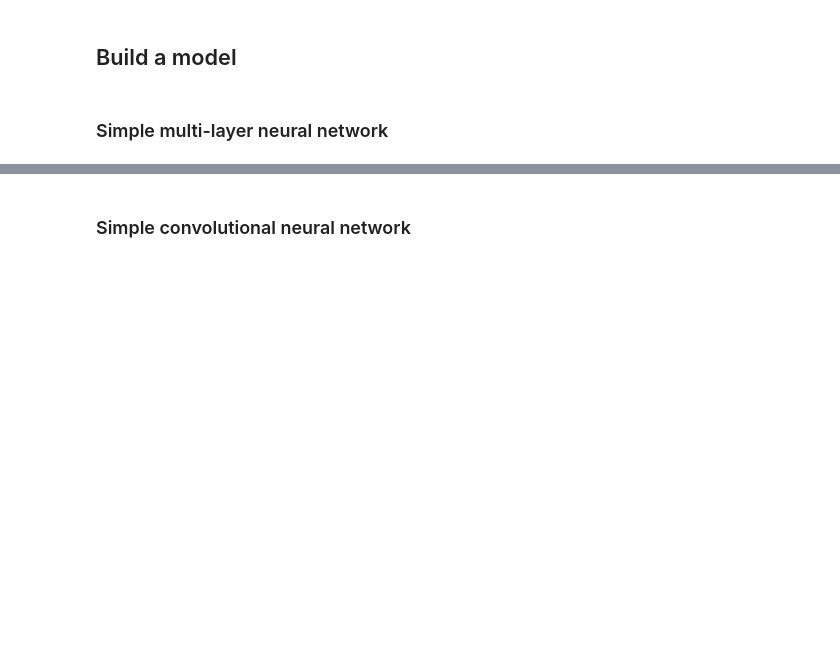
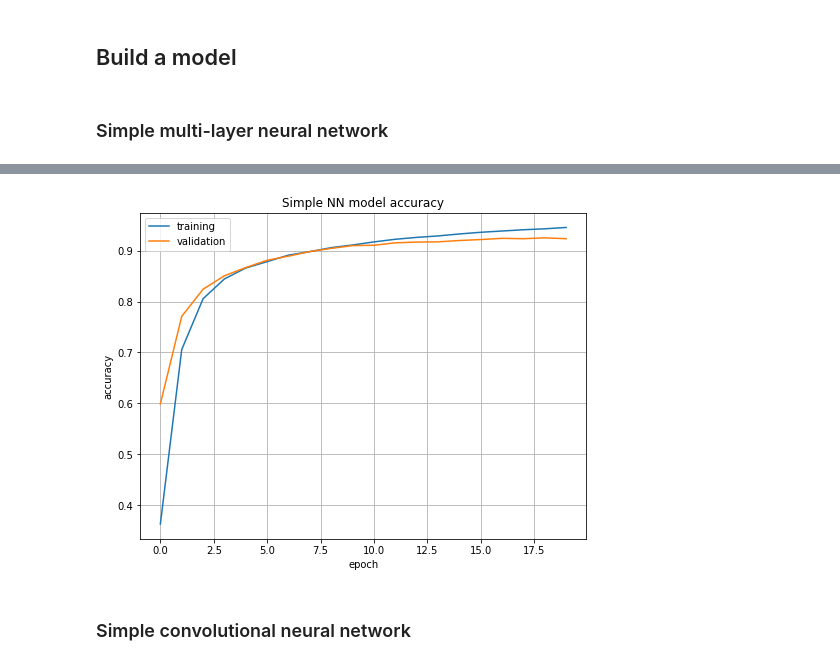
Before and after one commit to pandaslaw/ml_exercises, a Jupyter notebook: kaggle/digit_recognizer_keras.ipynb, the cells around one changed output, grey strips where cells are left out. Saved outputs shown, nothing was run; the diff lists cells and outputs as text; code cells hidden in the pictures; blank space fills up the shorter version.

Commit message:
added plots for for digit recognition kaggle problem solution with keras

```diff
--- a/kaggle/digit_recognizer_keras.ipynb
+++ b/kaggle/digit_recognizer_keras.ipynb
@@ -3,6 +3,7 @@ This version of solving digit recognition problem using MNIST dataset is impleme
 # %%
 import pandas as pd
 import numpy as np
+import matplotlib.pyplot as plt
 from sklearn.model_selection import train_test_split
 from tensorflow.python.keras.datasets import mnist
 from tensorflow.python.keras.models import Model, Sequential
@@ -10,6 +11,7 @@ from tensorflow.python.keras.layers import Input, Dense, Dropout, Flatten, Conv2
 from tensorflow.python.keras import utils
 
 np.random.seed(1)
+plt.rcParams['figure.figsize'] = 8, 6
 # %% [markdown]
 ## Load data
 
@@ -55,9 +57,10 @@ def create_simple_nn_model():
     return model
 
 model = create_simple_nn_model()
-model.fit(X_train, y_train, validation_data=(X_test, y_test), epochs=epochs, batch_size=batch_size, verbose=2)
-scores = model.evaluate(X_test, y_test, verbose=0)
-print(f"Simple NN prediction error: {100-scores[1]*100:.2f}%")
+history = model.fit(X_train, y_train, validation_data=(X_test, y_test), epochs=epochs,
+                    batch_size=batch_size, verbose=2)
+loss, accuracy = model.evaluate(X_test, y_test, verbose=0)
+print(f"Simple NN, accuracy on test set: {accuracy*100:.2f}%")
 # %% [output]
 Train on 37800 samples, validate on 4200 samples
 Epoch 1/20
@@ -79,3 +82,14 @@ Simple NN prediction error: 7.26%
+# %%
+plt.plot(history.history['acc'])
+plt.plot(history.history['val_acc'])
+plt.title('Simple NN model accuracy')
+plt.ylabel('accuracy')
+plt.xlabel('epoch')
+plt.legend(['training', 'validation'], loc='best')
+plt.grid()
+plt.show()
+# %% [output]
+[figure, added]
 # %% [markdown]
 ### Simple convolutional neural network
 # %%
```
Also changed, not shown: parts of 5 cells of this notebook.
